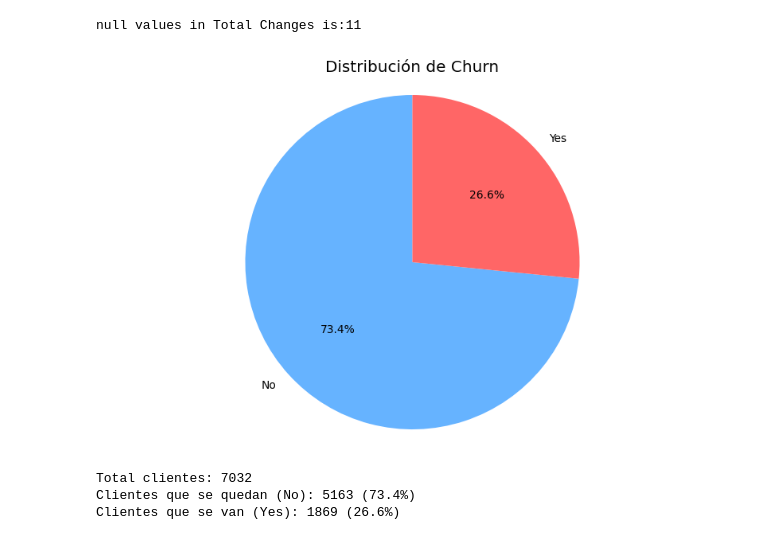
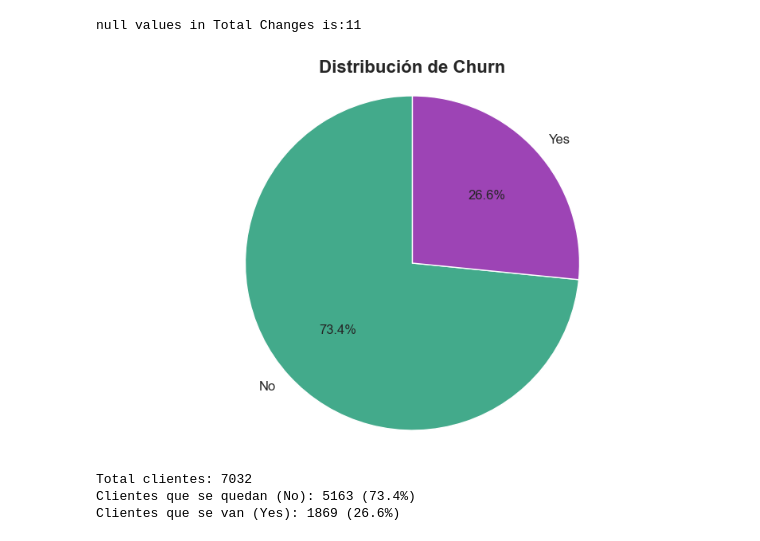
Before and after one commit to AmeliaYPerez/portfolio, a Jupyter notebook: Projects/Data-Analysis/chrun-analysis/churn_analysis.ipynb, the cells around one changed output. Drawn from its saved outputs; the diff is of its cells as text; code cells hidden in the pictures.

Commit message:
visualization style update

```diff
--- a/Projects/Data-Analysis/chrun-analysis/churn_analysis.ipynb
+++ b/Projects/Data-Analysis/chrun-analysis/churn_analysis.ipynb
@@ -20,9 +20,21 @@ Warning: Looks like you're using an outdated `kagglehub` version, please conside
 Path to dataset files: /Users/yemasuperez/.cache/kagglehub/datasets/blastchar/telco-customer-churn/versions/1
 # %%
 # config visualization
-plt.style.use('ggplot')
-sns.set_palette("Set2")
-%matplotlib inline
+#plt.style.use('ggplot')
+EXTENDED_PALETTE = ['#43AA8B', '#9D44B5', '#2A9D8F', '#7B68EE', '#20B2AA', '#9370DB']
+#sns.set_palette(EXTENDED_PALETTE)
+#%matplotlib inline
+
+# Al inicio de todo
+plt.style.use('default')
+sns.set_style("whitegrid")
+sns.set_palette(EXTENDED_PALETTE)
+
+# Configuración personalizada
+plt.rcParams['figure.figsize'] = (12, 6)
+plt.rcParams['font.size'] = 12
+plt.rcParams['axes.titlesize'] = 16
+plt.rcParams['axes.titleweight'] = 'bold'
 # %%
 #Check the download folder's content.
 import os
@@ -143,14 +155,14 @@ df = df.dropna()
 # %%
 #Chrun distribution
 plt.figure(figsize=(10, 6))
 churn_counts = df['Churn'].value_counts()
-colors = ['#66b3ff','#ff6666']
+colors =['#43AA8B', '#9D44B5']
 plt.pie(churn_counts, labels=churn_counts.index, autopct='%1.1f%%', colors=colors, startangle=90)
 plt.title('Distribución de Churn')
 plt.axis('equal')
 plt.show()
 # %% [output]
-[figure, old version]
+[figure, new version]
 # %%
 print(f"Total clientes: {len(df)}")
 print(f"Clientes que se quedan (No): {churn_counts['No']} ({churn_counts['No']/len(df)*100:.1f}%)")
```
Also changed, not shown: parts of 1 cell of this notebook.
